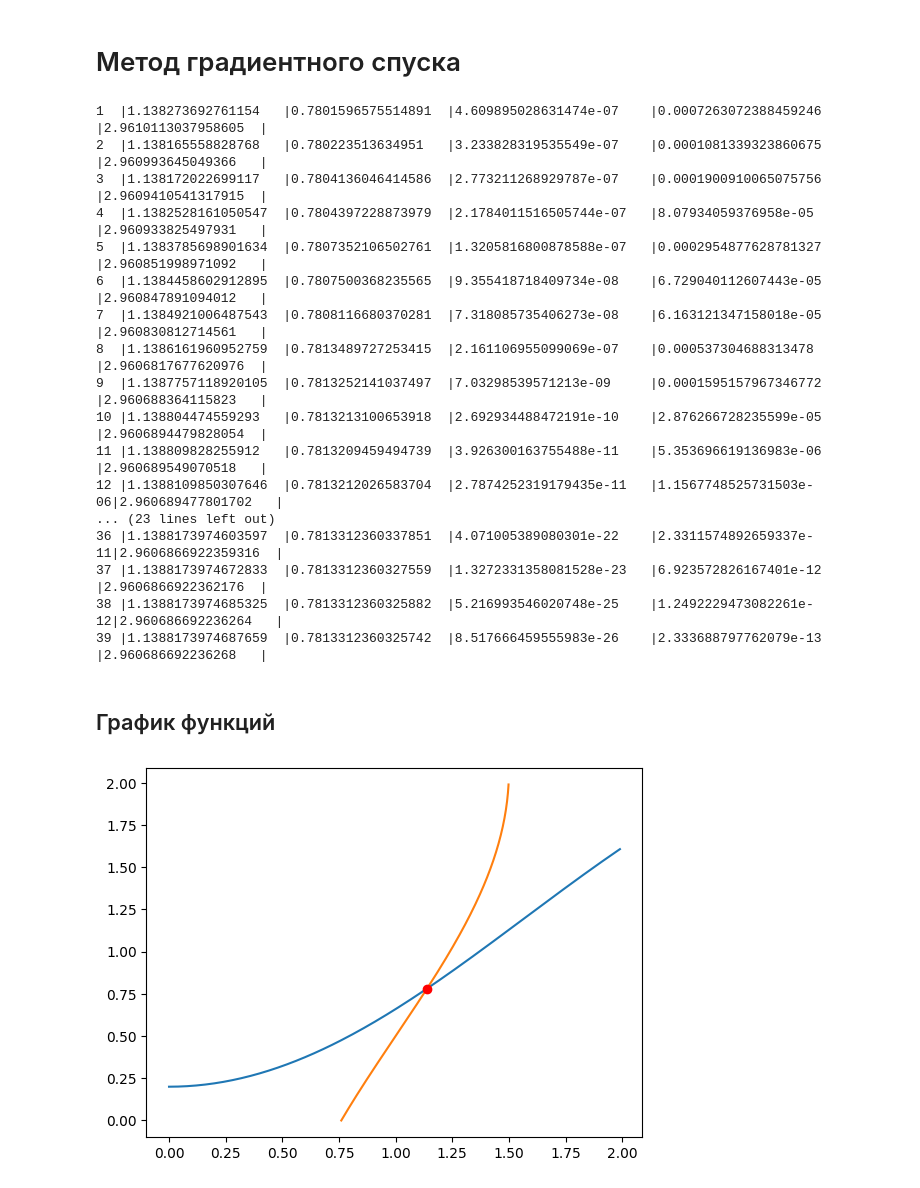
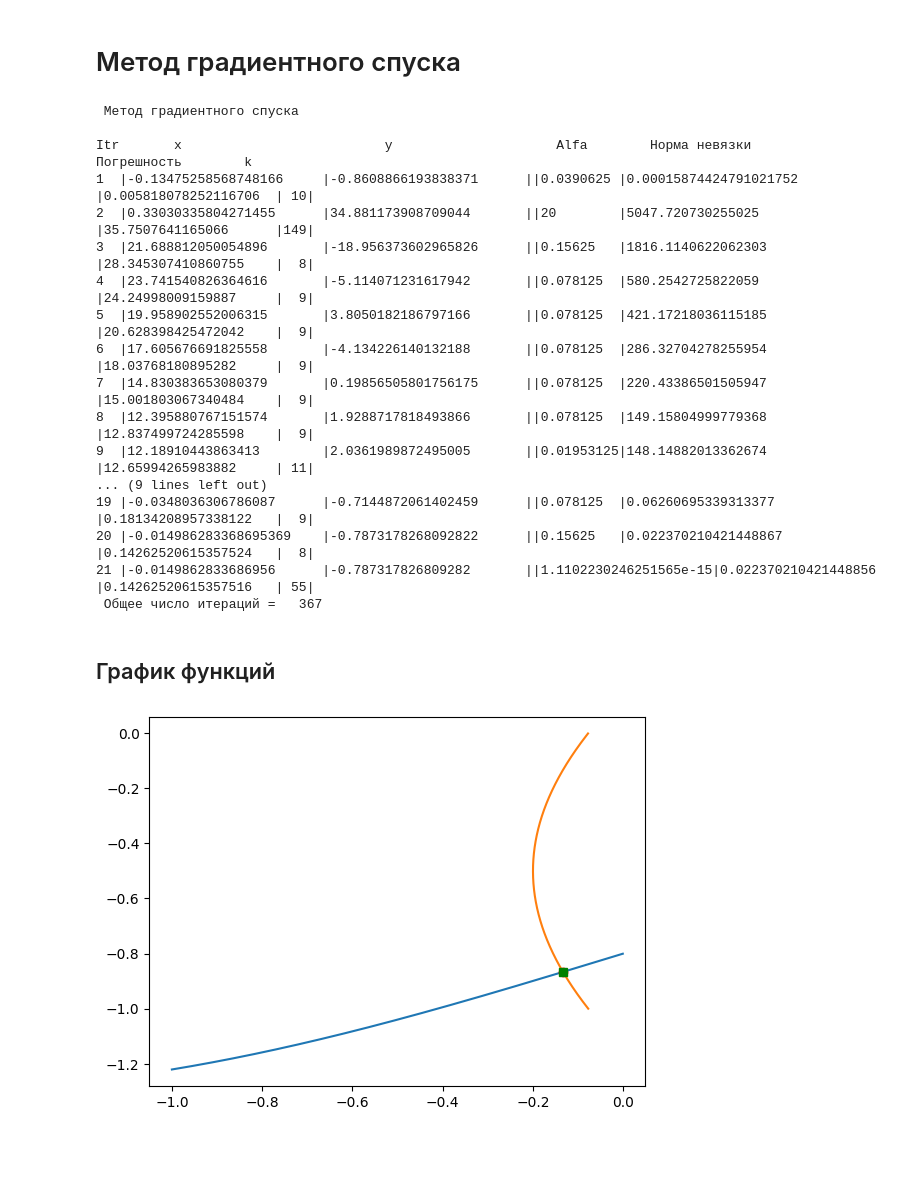
Before and after one commit to Leousov/Ch_met_3, a Jupyter notebook: NumMet_lab_3.ipynb, the cells around one changed output. Saved outputs shown, nothing was run; the diff lists cells and outputs as text; code cells hidden in the pictures; blank space fills up the shorter version.

```diff
--- a/NumMet_lab_3.ipynb
+++ b/NumMet_lab_3.ipynb
@@ -229,9 +279,14 @@ xid, yid = -0.13355832611734098, -0.8665808075387158
 def b(x,y):
     return [[g(x,y)], [f(x,y)]]
 
+print(var_newton)
+
+e = 10 **(-12)
 x,y = x0,y0
 prevx,  prevy = 0, 0
+i = 0
 while abs(prevx - x) >= e or abs(prevy - y) >= e:
+    i += 1
     w = jac(x,y)
     L,U = LU(w)
     Y = solution(L, True, b(x,y))
@@ -239,5 +294,6 @@ while abs(prevx - x) >= e or abs(prevy - y) >= e:
     prevx, prevy = x, y
     x -= X[0][0]
     y -= q * X[1][0]
-    print(x, ",", y, X[0][0], X[1][0])
+    print("""{:<3}|{:<20}|{:<20}||{:<25}|{:<25}|{:<25}|""".format(i, x, y, F(x,y), f(x,y),  g(x,y)))
+x_new, y_new = x,y
 # %% [output]
@@ -312,67 +351,79 @@ Norma=2.9606406373319825
 # %% [markdown]
 <h1>Метод градиентного спуска
 # %%
+e = 10 **(-10)
 prevx, prevy =  0, 0
 x, y = x0, y0
 def alp(x,y):
     a_min = 20
     F_min = F(x,y)
     a = a_min
+    q = False
     for i in range(150):
         FF = F(x - a * Fsh_x(x,y), y - a * Fsh_y(x,y))
         if FF < F_min:
             F_min = FF
             a_min = a
+            q = True
+        elif q == True:
+            break
         a /= 2
-    return a_min
+    return a_min, i
 i = 0
+m = 0
+print("""
+ Метод градиентного спуска
+
+Itr       x                          y                     Alfa        Норма невязки               Погрешность        k """)
 while abs(prevx - x) >= e or abs(prevy - y) >= e:
     i+=1
-    alpha = alp(x,y)
+    alpha, k = alp(x,y)
+    m += k
     prevx, prevy = x,y
     x -= alpha * Fsh_x(x,y)
     y -= alpha * Fsh_y(x,y)
-    print("""{:<3}|{:<20}|{:<20}|{:<25}|{:<22}|{:<20}|""".format(i, x, y, F(x,y),max(abs(prevx - x), abs(prevy - y)),  jacobian(x,y)))
-lx, ly = x, y
+    print("""{:<3}|{:<25}|{:<25}||{:<10}|{:<25}|{:<22}|{:=3}|""".format(i, x, y, alpha,  F(x,y),sqrt((x_new - x)**2+ (y_new - y)**2),  k))
+print(" Общее число итераций =  ", m)
+x_grad, y_grad = x, y
 # %% [output]
-1  |1.138273692761154   |0.7801596575514891  |4.609895028631474e-07    |0.0007263072388459246 |2.9610113037958605  |
-2  |1.138165558828768   |0.780223513634951   |3.233828319535549e-07    |0.0001081339323860675 |2.960993645049366   |
-3  |1.138172022699117   |0.7804136046414586  |2.773211268929787e-07    |0.0001900910065075756 |2.9609410541317915  |
-4  |1.1382528161050547  |0.7804397228873979  |2.1784011516505744e-07   |8.07934059376958e-05  |2.960933825497931   |
-5  |1.1383785698901634  |0.7807352106502761  |1.3205816800878588e-07   |0.0002954877628781327 |2.960851998971092   |
-6  |1.1384458602912895  |0.7807500368235565  |9.355418718409734e-08    |6.729040112607443e-05 |2.960847891094012   |
-7  |1.1384921006487543  |0.7808116680370281  |7.318085735406273e-08    |6.163121347158018e-05 |2.960830812714561   |
-8  |1.1386161960952759  |0.7813489727253415  |2.161106955099069e-07    |0.000537304688313478  |2.9606817677620976  |
-9  |1.1387757118920105  |0.7813252141037497  |7.03298539571213e-09     |0.0001595157967346772 |2.960688364115823   |
-10 |1.138804474559293   |0.7813213100653918  |2.692934488472191e-10    |2.876266728235599e-05 |2.9606894479828054  |
-11 |1.138809828255912   |0.7813209459494739  |3.926300163755488e-11    |5.353696619136983e-06 |2.960689549070518   |
-12 |1.1388109850307646  |0.7813212026583704  |2.7874252319179435e-11   |1.1567748525731503e-06|2.960689477801702   |
-... (23 lines left out)
-36 |1.1388173974603597  |0.7813312360337851  |4.071005389080301e-22    |2.3311574892659337e-11|2.9606866922359316  |
-37 |1.1388173974672833  |0.7813312360327559  |1.3272331358081528e-23   |6.923572826167401e-12 |2.9606866922362176  |
-38 |1.1388173974685325  |0.7813312360325882  |5.216993546020748e-25    |1.2492229473082261e-12|2.960686692236264   |
-39 |1.1388173974687659  |0.7813312360325742  |8.517666459555983e-26    |2.333688797762079e-13 |2.960686692236268   |
+ Метод градиентного спуска
+
+Itr       x                          y                     Alfa        Норма невязки               Погрешность        k
+1  |-0.13475258568748166     |-0.8608866193838371      ||0.0390625 |0.00015874424791021752   |0.005818078252116706  | 10|
+2  |0.33030335804271455      |34.881173908709044       ||20        |5047.720730255025        |35.7507641165066      |149|
+3  |21.688812050054896       |-18.956373602965826      ||0.15625   |1816.1140622062303       |28.345307410860755    |  8|
+4  |23.741540826364616       |-5.114071231617942       ||0.078125  |580.2542725822059        |24.24998009159887     |  9|
+5  |19.958902552006315       |3.8050182186797166       ||0.078125  |421.17218036115185       |20.628398425472042    |  9|
+6  |17.605676691825558       |-4.134226140132188       ||0.078125  |286.32704278255954       |18.03768180895282     |  9|
+7  |14.830383653080379       |0.19856505801756175      ||0.078125  |220.43386501505947       |15.001803067340484    |  9|
+8  |12.395880767151574       |1.9288717818493866       ||0.078125  |149.15804999779368       |12.837499724285598    |  9|
+9  |12.18910443863413        |2.0361989872495005       ||0.01953125|148.14882013362674       |12.65994265983882     | 11|
+... (9 lines left out)
+19 |-0.0348036306786087      |-0.7144872061402459      ||0.078125  |0.06260695339313377      |0.18134208957338122   |  9|
+20 |-0.014986283368695369    |-0.7873178268092822      ||0.15625   |0.022370210421448867     |0.14262520615357524   |  8|
+21 |-0.0149862833686956      |-0.787317826809282       ||1.1102230246251565e-15|0.022370210421448856     |0.14262520615357516   | 55|
+ Общее число итераций =   367
 # %% [markdown]
 <h2>График функций
 # %%
 import numpy as np
 import matplotlib.pyplot as plt
-x = np.arange(arr1, arr2, 0.01)
+x = np.arange(arr1, arr2, 0.001)
 y1=[]
 y2=[]
 dx=0
 dy=0
 fi=10000
 for i in x:
     y1.append(ff(i))
     y2.append(gg(i))
 for i in enumerate(x):
     for j in enumerate(x):
         if (y1[i[0]] - j[1]) ** 2 + (y2[j[0]] - i[1]) ** 2  < fi:
             fi = (y1[i[0]] - j[1]) ** 2 + (y2[j[0]] - i[1]) ** 2
             dx = i[1]
             dy = y1[i[0]]
-plt.plot(x, y1, y2, x, dx, dy, lx, ly,"ro")
+plt.plot(x, y1, y2, x, x_new, y_new, "ro", x_simp, y_simp,"gs", x_grad, y_grad, )
 plt.show()
 # %% [output]
-[figure, old version]
+[figure, new version]
```
Also changed, not shown: parts of 4 cells of this notebook.
